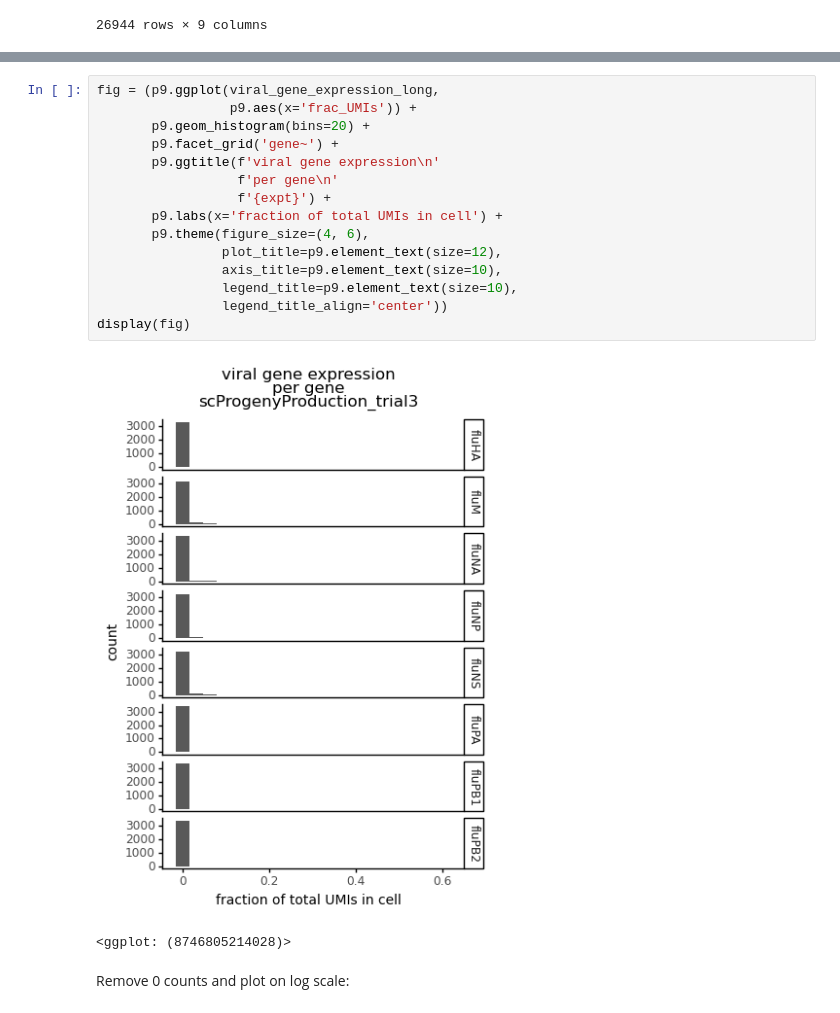
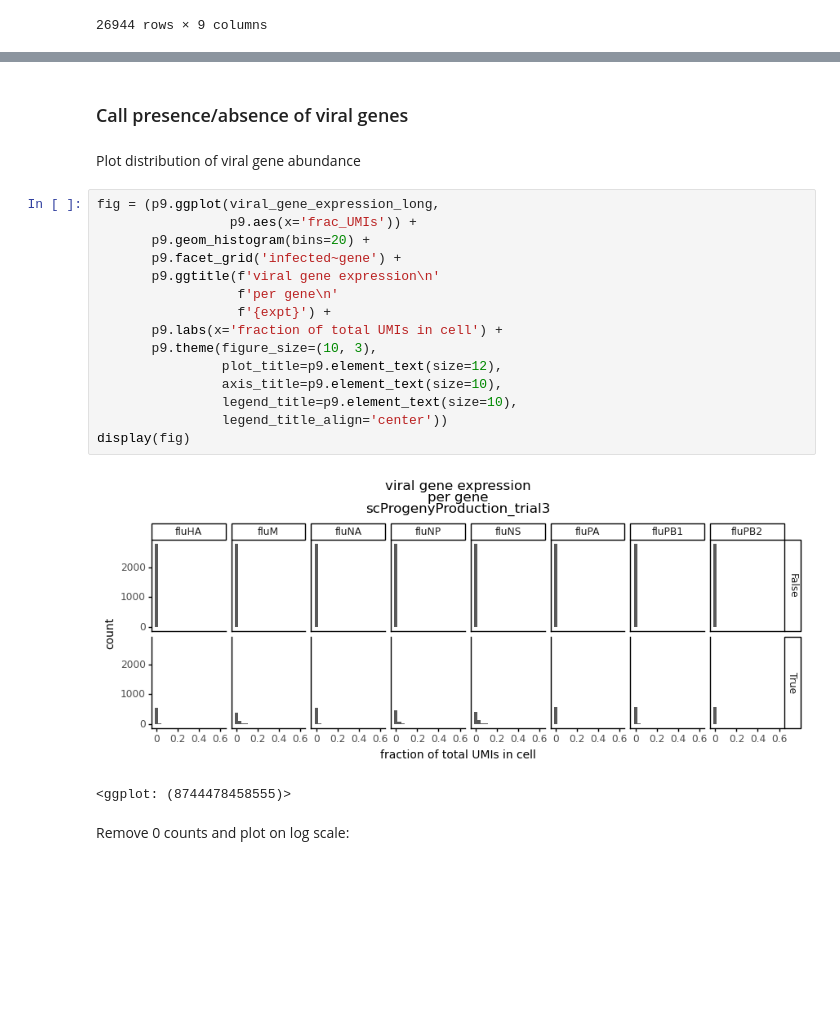
Before and after one commit to jbloomlab/barcoded_flu_pdmH1N1, a Jupyter notebook: scProgenyProduction_analysis.py.ipynb, the cells around one changed output, grey strips where cells are left out. Saved outputs shown, nothing was run; the diff lists cells and outputs as text; blank space fills up the shorter version.

```diff
--- a/scProgenyProduction_analysis.py.ipynb
+++ b/scProgenyProduction_analysis.py.ipynb
@@ -1106,21 +1132,25 @@ viral_gene_expression_long
+# %% [markdown]
+### Call presence/absence of viral genes
+# %% [markdown]
+Plot distribution of viral gene abundance
 # %%
 fig = (p9.ggplot(viral_gene_expression_long,
                  p9.aes(x='frac_UMIs')) +
        p9.geom_histogram(bins=20) +
-       p9.facet_grid('gene~') +
+       p9.facet_grid('infected~gene') +
        p9.ggtitle(f'viral gene expression\n'
                   f'per gene\n'
                   f'{expt}') +
        p9.labs(x='fraction of total UMIs in cell') +
-       p9.theme(figure_size=(4, 6),
+       p9.theme(figure_size=(10, 3),
                 plot_title=p9.element_text(size=12),
                 axis_title=p9.element_text(size=10),
                 legend_title=p9.element_text(size=10),
                 legend_title_align='center'))
 display(fig)
 # %% [output]
-[figure, old version]
+[figure, new version]
-<ggplot: (8746805214028)>
+<ggplot: (8744478458555)>
 # %% [markdown]
 Remove 0 counts and plot on log scale:
 # %%
```
Also changed, not shown: parts of 55 cells of this notebook.
